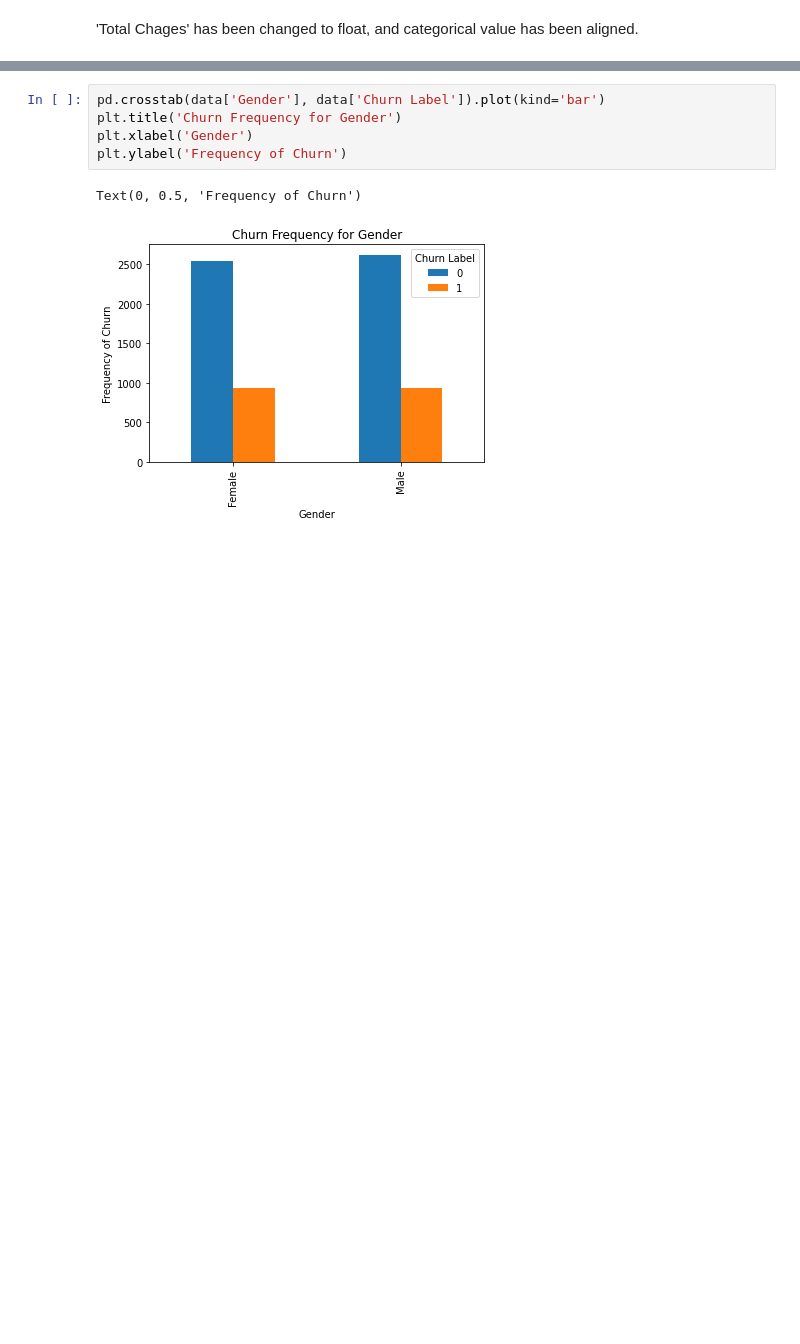
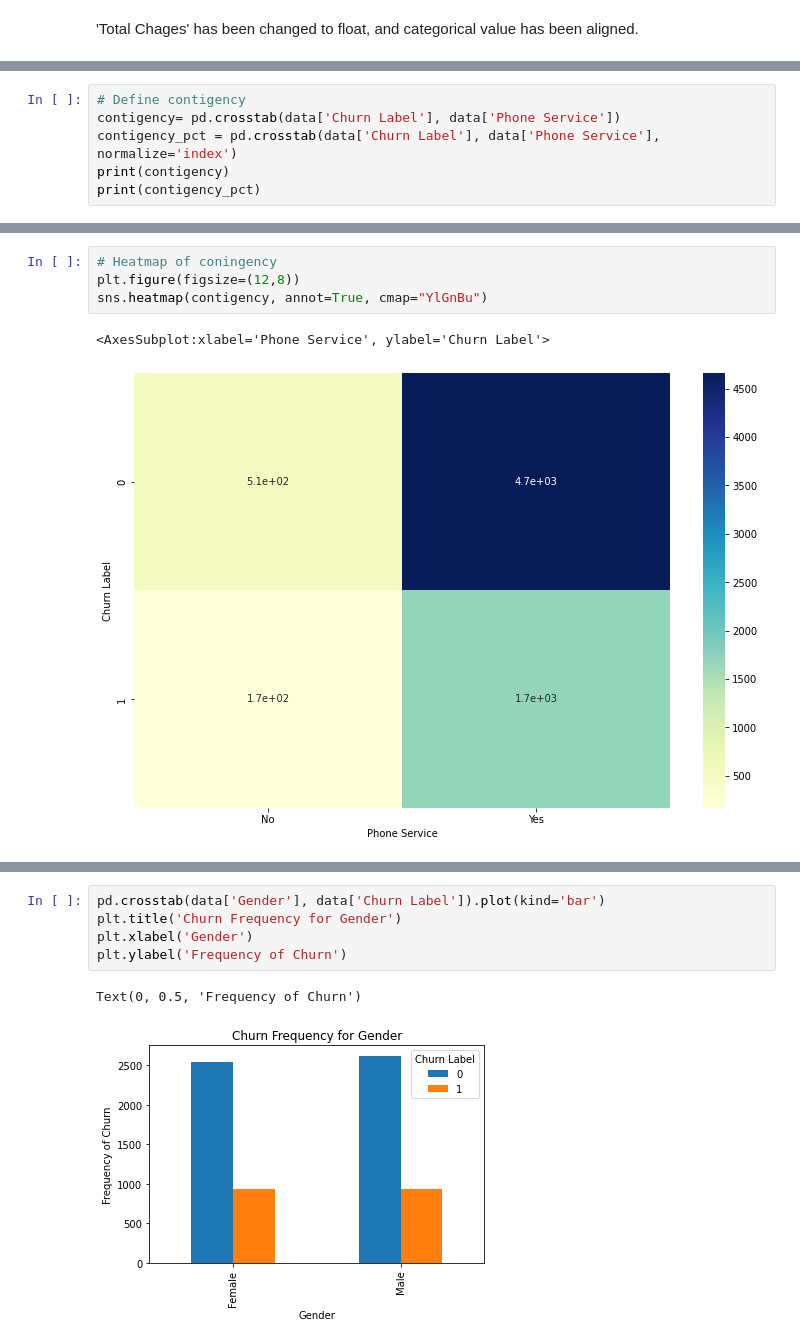
Before and after one commit to sangjun927/Springboard, a Jupyter notebook: Capstone2/0726_capstone2_EDA.ipynb, the cells around one changed output, grey strips where cells are left out. Drawn from its saved outputs; the diff is of its cells as text; blank space fills up the shorter version.

```diff
--- a/Capstone2/0726_capstone2_EDA.ipynb
+++ b/Capstone2/0726_capstone2_EDA.ipynb
@@ -264,0 +307,6 @@ data.groupby('Phone Service').mean()
+# %%
+# Define contigency
+contigency= pd.crosstab(data['Churn Label'], data['Phone Service'])
+contigency_pct = pd.crosstab(data['Churn Label'], data['Phone Service'], normalize='index')
+print(contigency)
+print(contigency_pct)
@@ -264,0 +322,7 @@ data.groupby('Phone Service').mean()
+# %%
+# Heatmap of coningency
+plt.figure(figsize=(12,8))
+sns.heatmap(contigency, annot=True, cmap="YlGnBu")
+# %% [output]
+<AxesSubplot:xlabel='Phone Service', ylabel='Churn Label'>
+[figure, added]
```
Also changed, not shown: parts of 29 cells of this notebook, 1 other file.
